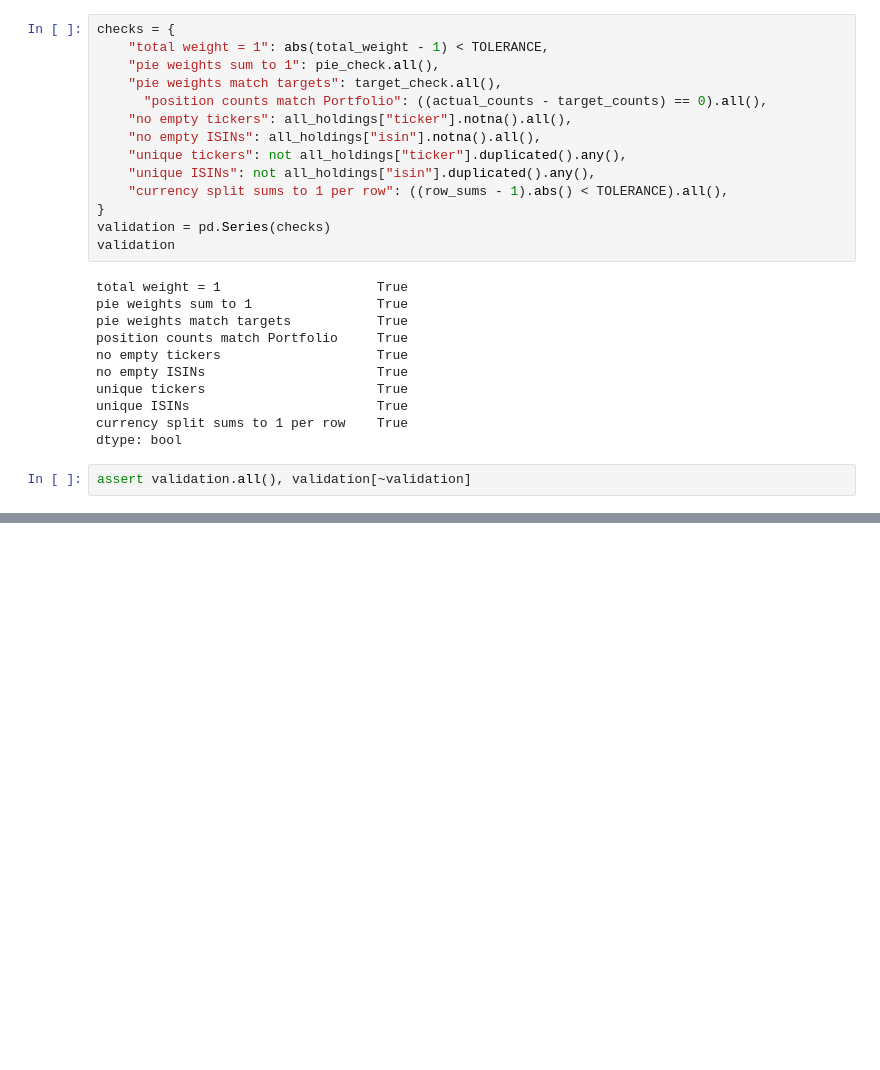
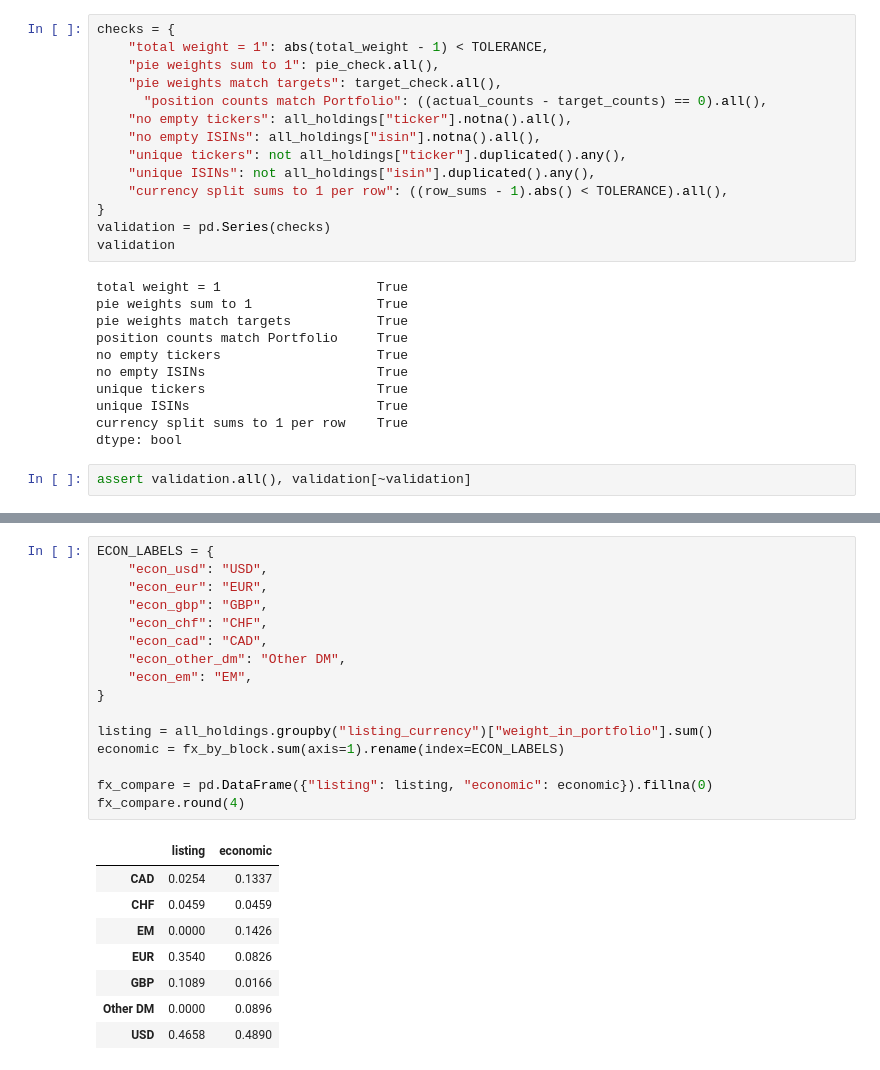
Before and after one commit to caswvandersteen/Investment-Portfolio-Analysis, a Jupyter notebook: notebooks/01_load_holdings.ipynb, the cells around one changed output, grey strips where cells are left out. Drawn from its saved outputs; the diff is of its cells as text; blank space fills up the shorter version.

```diff
--- a/notebooks/01_load_holdings.ipynb
+++ b/notebooks/01_load_holdings.ipynb
@@ -441,0 +517,25 @@ assert validation.all(), validation[~validation]
+# %%
+ECON_LABELS = {
+    "econ_usd": "USD",
+    "econ_eur": "EUR",
+    "econ_gbp": "GBP",
+    "econ_chf": "CHF",
+    "econ_cad": "CAD",
+    "econ_other_dm": "Other DM",
+    "econ_em": "EM",
+}
+
+listing = all_holdings.groupby("listing_currency")["weight_in_portfolio"].sum()
+economic = fx_by_block.sum(axis=1).rename(index=ECON_LABELS)
+
+fx_compare = pd.DataFrame({"listing": listing, "economic": economic}).fillna(0)
+fx_compare.round(4)
+# %% [output]
+|  | listing | economic |
+| CAD | 0.0254 | 0.1337 |
+| CHF | 0.0459 | 0.0459 |
+| EM | 0.0000 | 0.1426 |
+| EUR | 0.3540 | 0.0826 |
+| GBP | 0.1089 | 0.0166 |
+| Other DM | 0.0000 | 0.0896 |
+| USD | 0.4658 | 0.4890 |
```
Also changed, not shown: parts of 9 cells of this notebook, 1 other file.
